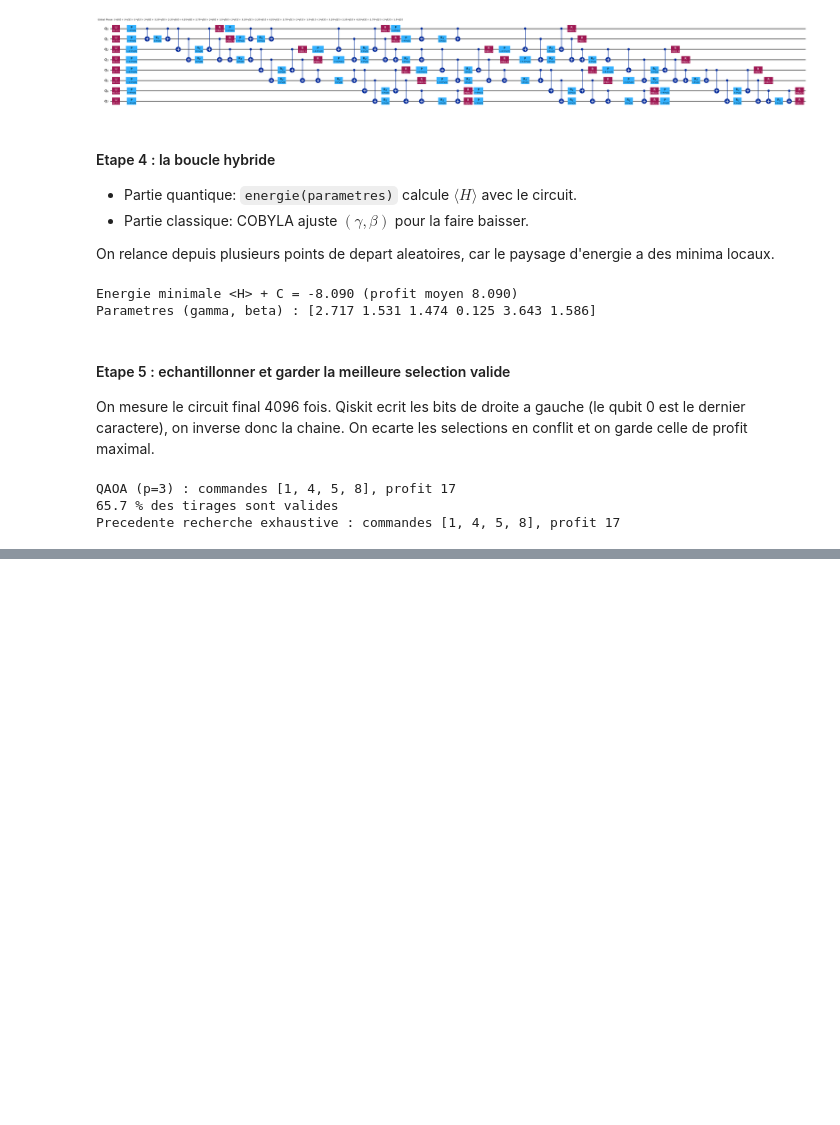
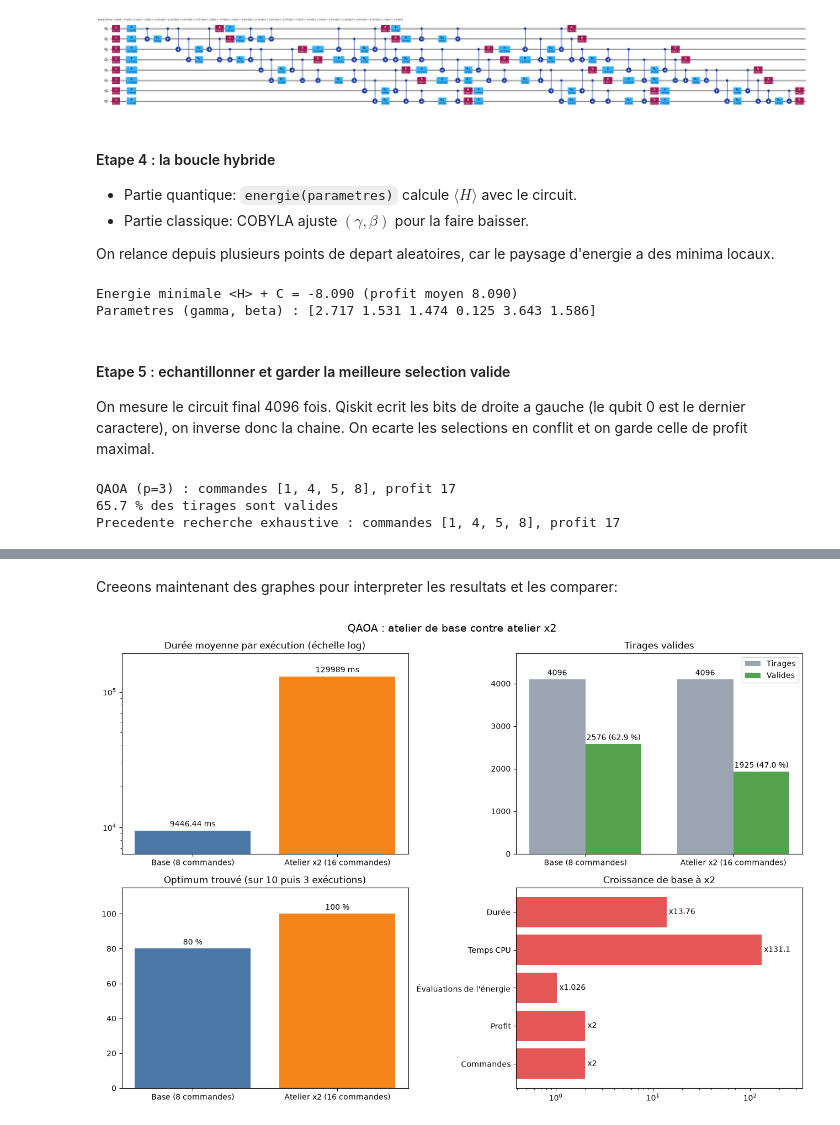
Before and after one commit to Julian52575/Quantum-Computing, a Jupyter notebook: WorkshopOrders.ipynb, the cells around one changed output, grey strips where cells are left out. Drawn from its saved outputs; the diff is of its cells as text; code cells hidden in the pictures; blank space fills up the shorter version.

Commit message:
feat: table of content, results interpretation, conclusion, glossary

```diff
--- a/WorkshopOrders.ipynb
+++ b/WorkshopOrders.ipynb
@@ -804,0 +1040,62 @@ Precedente recherche exhaustive : commandes [1, 4, 5, 8], profit 17
+# %% [markdown]
+Creeons maintenant des graphes pour interpreter les resultats et les comparer:
+# %%
+# Graphes : QAOA sur l'atelier de base et sur l'atelier x2.
+# Valeurs relevées dans les résultats ci-dessus (même machine). Réutilise graphe_metrique et COULEURS.
+RESULTATS_QAOA: dict[str, dict[str, float]] = {
+    "Base (8 commandes)": {
+        "commandes": 8, "tirages": 4096, "valides": round(0.629 * 4096),
+        "profit": 17, "duree_ms": 9446.441, "cpu_ms": 7284.153 + 350.545,
+        "evaluations": 871, "optimum_pct": 80,
+    },
+    "Atelier x2 (16 commandes)": {
+        "commandes": 16, "tirages": 4096, "valides": round(0.470 * 4096),
+        "profit": 34, "duree_ms": 129988.950, "cpu_ms": 1000138.616 + 689.521,
+        "evaluations": 894, "optimum_pct": 100,
+    },
+}
+
+# Tirages mesurés contre tirages sans conflit, par atelier.
+def graphe_tirages(ax, resultats: dict[str, dict[str, float]]) -> None:
+    noms: list[str] = list(resultats)
+    x: list[int] = list(range(len(noms)))
+    largeur: float = 0.38
+    tires = ax.bar([i - largeur / 2 for i in x], [r["tirages"] for r in resultats.values()], largeur, label="Tirages", color="#9AA5B1")
+    valides = ax.bar([i + largeur / 2 for i in x], [r["valides"] for r in resultats.values()], largeur, label="Valides", color="#54A24B")
+    ax.bar_label(tires, padding=3)
+    ax.bar_label(valides, labels=[f"{r['valides']:g} ({100 * r['valides'] / r['tirages']:.1f} %)" for r in resultats.values()], padding=3)
+    ax.set_xticks(x, noms)
+    ax.set_title("Tirages valides")
+    ax.legend()
+    ax.margins(y=0.15)
+
+# Facteur de croissance de chaque métrique entre l'atelier de base et l'atelier x2.
+def graphe_croissance_qaoa(ax, base: dict[str, float], agrandi: dict[str, float]) -> None:
+    metriques: dict[str, str] = {
+        "commandes": "Commandes",
+        "profit": "Profit",
+        "evaluations": "Évaluations de l'énergie",
+        "cpu_ms": "Temps CPU",
+        "duree_ms": "Durée",
+    }
+    facteurs: list[float] = [agrandi[c] / base[c] for c in metriques]
+    barres = ax.barh(list(metriques.values()), facteurs, color="#E45756")
+    ax.bar_label(barres, labels=[f"x{f:.4g}" for f in facteurs], padding=3)
+    ax.set_xscale("log")
+    ax.set_title("Croissance de base à x2")
+    ax.margins(x=0.2)
+
+def graphe_qaoa(resultats: dict[str, dict[str, float]]) -> None:
+    base, agrandi = list(resultats.values())
+    fig, axes = plt.subplots(2, 2, figsize=(13, 9))
+    graphe_metrique(axes[0, 0], resultats, "duree_ms", "Durée moyenne par exécution (échelle log)", "ms", log=True)
+    graphe_tirages(axes[0, 1], resultats)
+    graphe_metrique(axes[1, 0], resultats, "optimum_pct", "Optimum trouvé (sur 10 puis 3 exécutions)", "%")
+    graphe_croissance_qaoa(axes[1, 1], base, agrandi)
+    fig.suptitle("QAOA : atelier de base contre atelier x2", fontsize=14)
+    fig.tight_layout()
+    plt.show()
+
+graphe_qaoa(RESULTATS_QAOA)
+# %% [output]
+[figure, added]
```
Also changed, not shown: parts of 13 cells of this notebook.
